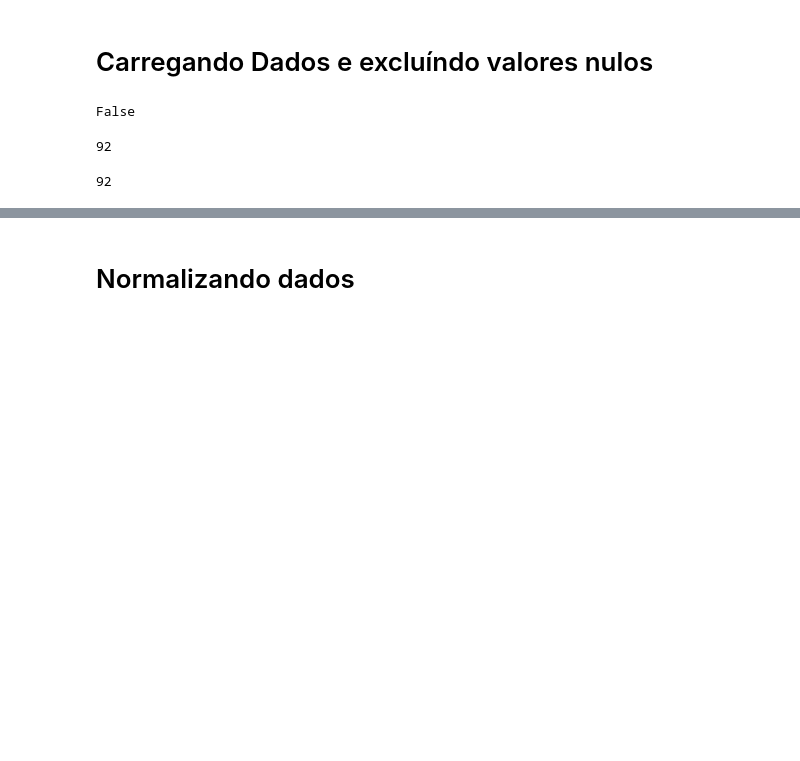
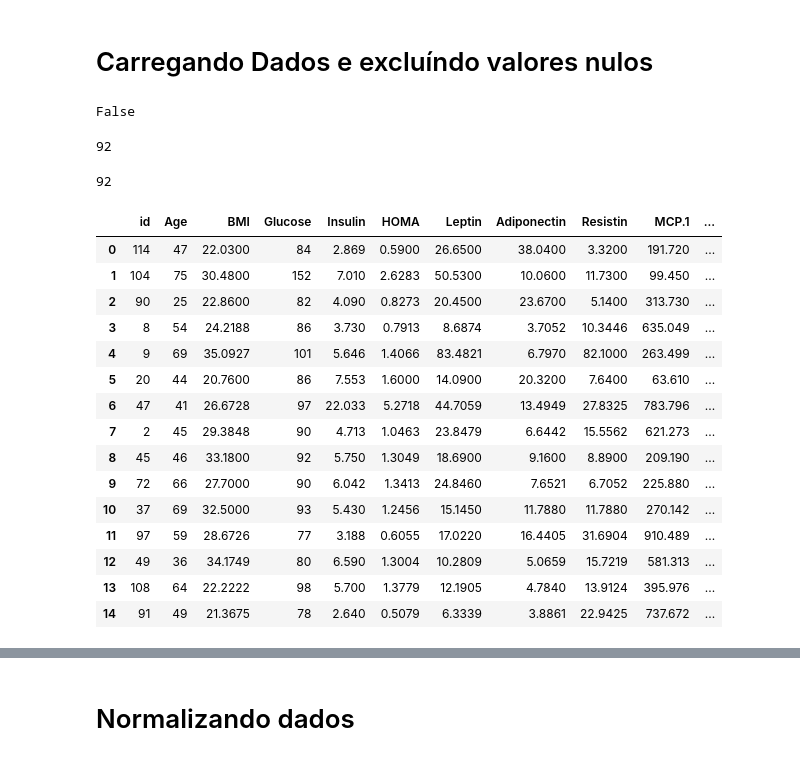
Before and after one commit to jailsonpj/neural_network, a Jupyter notebook: projetos_praticos/projeto-5/projeto 5 v.2.ipynb, the cells around one changed output, grey strips where cells are left out. Saved outputs shown, nothing was run; the diff lists cells and outputs as text; code cells hidden in the pictures; blank space fills up the shorter version.

```diff
--- a/projetos_praticos/projeto-5/projeto 5 v.2.ipynb
+++ b/projetos_praticos/projeto-5/projeto 5 v.2.ipynb
@@ -25,6 +27,25 @@ data_novo = data.dropna(axis=0)
 len(data)
 # %% [output]
 92
+# %%
+data_novo.head(15)
+# %% [output]
+|  | id | Age | BMI | Glucose | Insulin | HOMA | Leptin | Adiponectin | Resistin | MCP.1 | ... |
+| 0 | 114 | 47 | 22.0300 | 84 | 2.869 | 0.5900 | 26.6500 | 38.0400 | 3.3200 | 191.720 | ... |
+| 1 | 104 | 75 | 30.4800 | 152 | 7.010 | 2.6283 | 50.5300 | 10.0600 | 11.7300 | 99.450 | ... |
+| 2 | 90 | 25 | 22.8600 | 82 | 4.090 | 0.8273 | 20.4500 | 23.6700 | 5.1400 | 313.730 | ... |
+| 3 | 8 | 54 | 24.2188 | 86 | 3.730 | 0.7913 | 8.6874 | 3.7052 | 10.3446 | 635.049 | ... |
+| 4 | 9 | 69 | 35.0927 | 101 | 5.646 | 1.4066 | 83.4821 | 6.7970 | 82.1000 | 263.499 | ... |
+| 5 | 20 | 44 | 20.7600 | 86 | 7.553 | 1.6000 | 14.0900 | 20.3200 | 7.6400 | 63.610 | ... |
+| 6 | 47 | 41 | 26.6728 | 97 | 22.033 | 5.2718 | 44.7059 | 13.4949 | 27.8325 | 783.796 | ... |
+| 7 | 2 | 45 | 29.3848 | 90 | 4.713 | 1.0463 | 23.8479 | 6.6442 | 15.5562 | 621.273 | ... |
+| 8 | 45 | 46 | 33.1800 | 92 | 5.750 | 1.3049 | 18.6900 | 9.1600 | 8.8900 | 209.190 | ... |
+| 9 | 72 | 66 | 27.7000 | 90 | 6.042 | 1.3413 | 24.8460 | 7.6521 | 6.7052 | 225.880 | ... |
+| 10 | 37 | 69 | 32.5000 | 93 | 5.430 | 1.2456 | 15.1450 | 11.7880 | 11.7880 | 270.142 | ... |
+| 11 | 97 | 59 | 28.6726 | 77 | 3.188 | 0.6055 | 17.0220 | 16.4405 | 31.6904 | 910.489 | ... |
+| 12 | 49 | 36 | 34.1749 | 80 | 6.590 | 1.3004 | 10.2809 | 5.0659 | 15.7219 | 581.313 | ... |
+| 13 | 108 | 64 | 22.2222 | 98 | 5.700 | 1.3779 | 12.1905 | 4.7840 | 13.9124 | 395.976 | ... |
+| 14 | 91 | 49 | 21.3675 | 78 | 2.640 | 0.5079 | 6.3339 | 3.8861 | 22.9425 | 737.672 | ... |
 # %%
 data_id = data_novo['id']
 y = data_novo['Classification']
```
Also changed, not shown: parts of 23 cells of this notebook, 3 other files.
